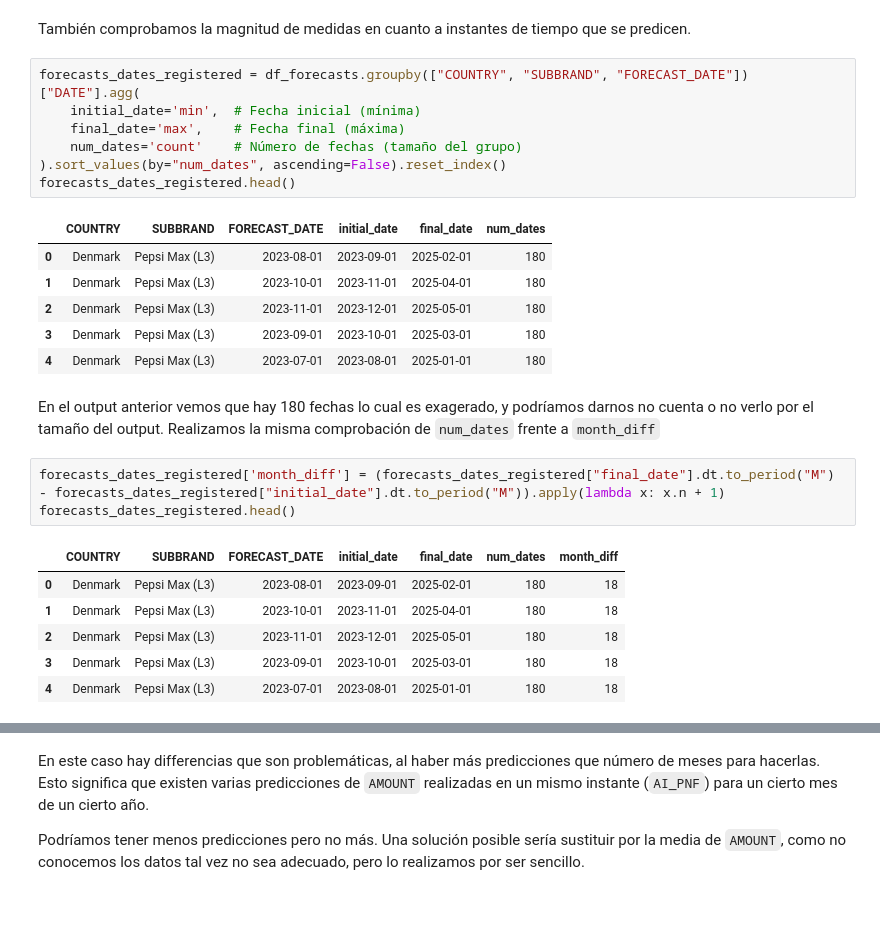
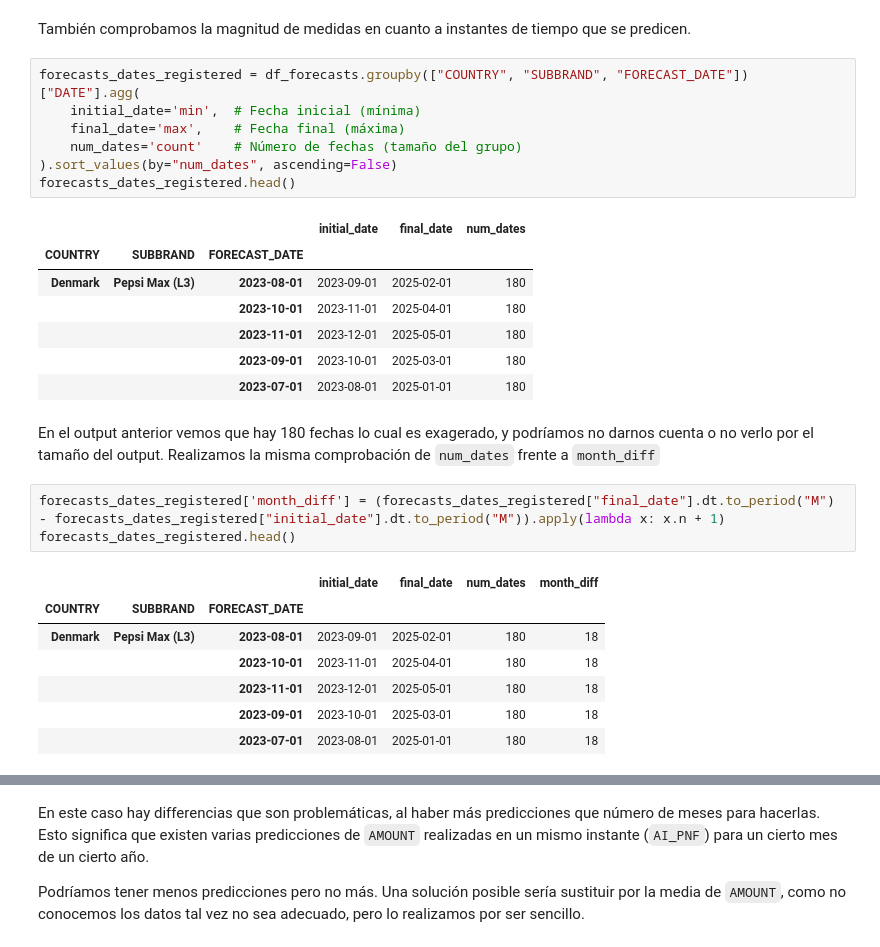
Before and after one commit to Alf-caput/data-visualization, a Jupyter notebook: ejercicios-clase/ejercicio3.ipynb, the cells around one changed output, grey strips where cells are left out. Cells and saved outputs as stored; diff of their text form; blank space fills up the shorter version.

```diff
--- a/ejercicios-clase/ejercicio3.ipynb
+++ b/ejercicios-clase/ejercicio3.ipynb
@@ -291,29 +289,31 @@ También comprobamos la magnitud de medidas en cuanto a instantes de tiempo que
 # %%
 forecasts_dates_registered = df_forecasts.groupby(["COUNTRY", "SUBBRAND", "FORECAST_DATE"])["DATE"].agg(
     initial_date='min',  # Fecha inicial (mínima)
     final_date='max',    # Fecha final (máxima)
     num_dates='count'    # Número de fechas (tamaño del grupo)
-).sort_values(by="num_dates", ascending=False).reset_index()
+).sort_values(by="num_dates", ascending=False)
 forecasts_dates_registered.head()
 # %% [output]
-|  | COUNTRY | SUBBRAND | FORECAST_DATE | initial_date | final_date | num_dates |
-| 0 | Denmark | Pepsi Max (L3) | 2023-08-01 | 2023-09-01 | 2025-02-01 | 180 |
-| 1 | Denmark | Pepsi Max (L3) | 2023-10-01 | 2023-11-01 | 2025-04-01 | 180 |
-| 2 | Denmark | Pepsi Max (L3) | 2023-11-01 | 2023-12-01 | 2025-05-01 | 180 |
-| 3 | Denmark | Pepsi Max (L3) | 2023-09-01 | 2023-10-01 | 2025-03-01 | 180 |
-| 4 | Denmark | Pepsi Max (L3) | 2023-07-01 | 2023-08-01 | 2025-01-01 | 180 |
+|  |  |  | initial_date | final_date | num_dates |
+| COUNTRY | SUBBRAND | FORECAST_DATE |  |  |  |
+| Denmark | Pepsi Max (L3) | 2023-08-01 | 2023-09-01 | 2025-02-01 | 180 |
+|  |  | 2023-10-01 | 2023-11-01 | 2025-04-01 | 180 |
+|  |  | 2023-11-01 | 2023-12-01 | 2025-05-01 | 180 |
+|  |  | 2023-09-01 | 2023-10-01 | 2025-03-01 | 180 |
+|  |  | 2023-07-01 | 2023-08-01 | 2025-01-01 | 180 |
 # %% [markdown]
-En el output anterior vemos que hay 180 fechas lo cual es exagerado, y podríamos darnos no cuenta o no verlo por el tamaño del output. Realizamos la misma comprobación de `num_dates` frente a `month_diff`
+En el output anterior vemos que hay 180 fechas lo cual es exagerado, y podríamos no darnos cuenta o no verlo por el tamaño del output. Realizamos la misma comprobación de `num_dates` frente a `month_diff`
 # %%
 forecasts_dates_registered['month_diff'] = (forecasts_dates_registered["final_date"].dt.to_period("M") - forecasts_dates_registered["initial_date"].dt.to_period("M")).apply(lambda x: x.n + 1)
 forecasts_dates_registered.head()
 # %% [output]
-|  | COUNTRY | SUBBRAND | FORECAST_DATE | initial_date | final_date | num_dates | month_diff |
-| 0 | Denmark | Pepsi Max (L3) | 2023-08-01 | 2023-09-01 | 2025-02-01 | 180 | 18 |
-| 1 | Denmark | Pepsi Max (L3) | 2023-10-01 | 2023-11-01 | 2025-04-01 | 180 | 18 |
-| 2 | Denmark | Pepsi Max (L3) | 2023-11-01 | 2023-12-01 | 2025-05-01 | 180 | 18 |
-| 3 | Denmark | Pepsi Max (L3) | 2023-09-01 | 2023-10-01 | 2025-03-01 | 180 | 18 |
-| 4 | Denmark | Pepsi Max (L3) | 2023-07-01 | 2023-08-01 | 2025-01-01 | 180 | 18 |
+|  |  |  | initial_date | final_date | num_dates | month_diff |
+| COUNTRY | SUBBRAND | FORECAST_DATE |  |  |  |  |
+| Denmark | Pepsi Max (L3) | 2023-08-01 | 2023-09-01 | 2025-02-01 | 180 | 18 |
+|  |  | 2023-10-01 | 2023-11-01 | 2025-04-01 | 180 | 18 |
+|  |  | 2023-11-01 | 2023-12-01 | 2025-05-01 | 180 | 18 |
+|  |  | 2023-09-01 | 2023-10-01 | 2025-03-01 | 180 | 18 |
+|  |  | 2023-07-01 | 2023-08-01 | 2025-01-01 | 180 | 18 |
 # %%
 inconsistent_forecasts_mask = forecasts_dates_registered["num_dates"] != forecasts_dates_registered["month_diff"]
 forecasts_dates_registered.loc[inconsistent_forecasts_mask, :]
```
Also changed, not shown: parts of 4 cells of this notebook.
